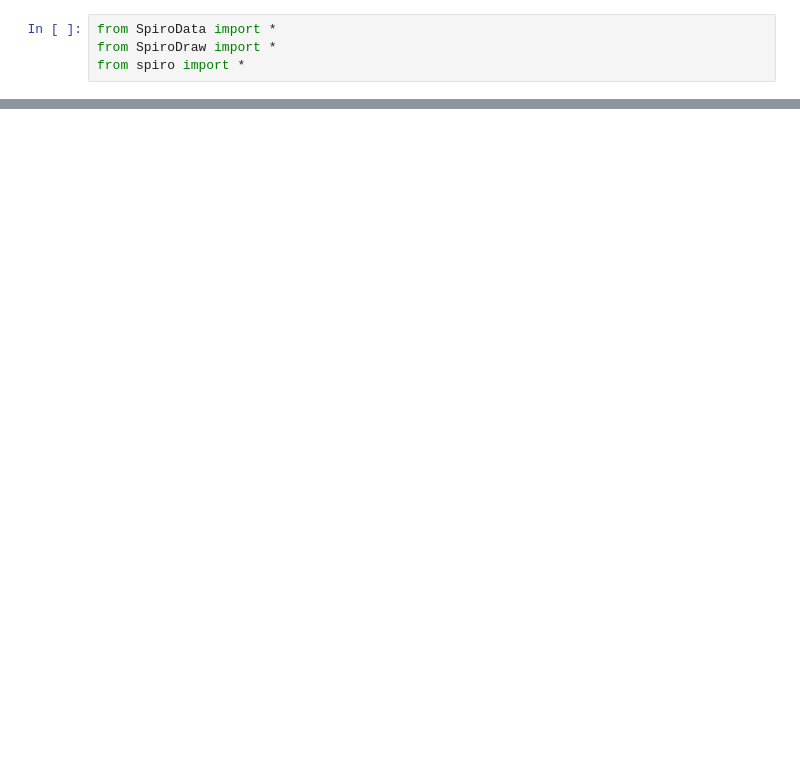
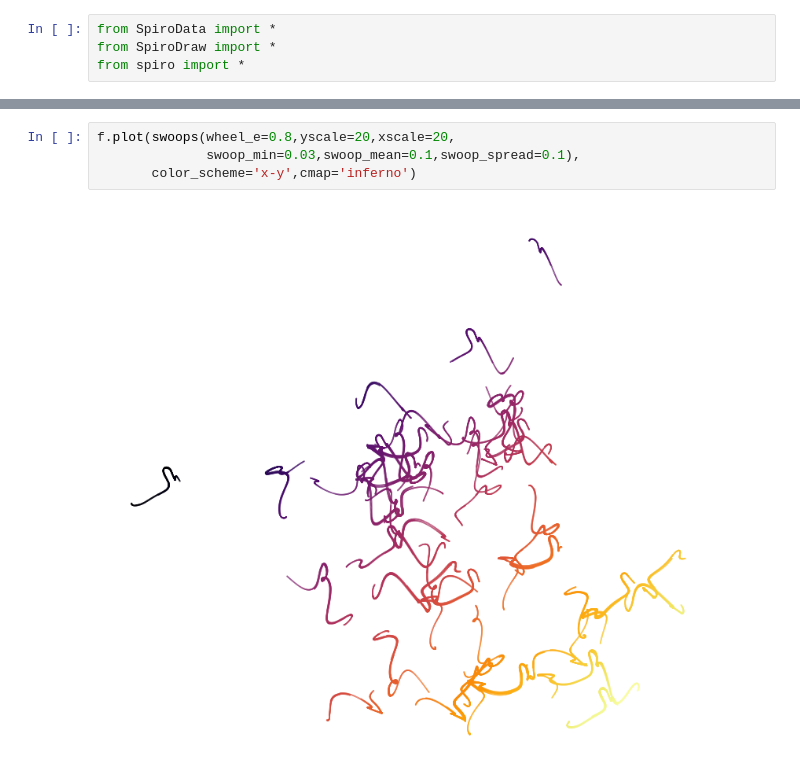
Before and after one commit to donalgrant/spiro, a Jupyter notebook: swoops.ipynb, the cells around one changed output, grey strips where cells are left out. Cells and saved outputs as stored; diff of their text form; blank space fills up the shorter version.

```diff
--- a/swoops.ipynb
+++ b/swoops.ipynb
@@ -30,0 +12,6 @@ f.plot(sd,color_scheme='time',cmap='hot')
+# %%
+f.plot(swoops(wheel_e=0.8,yscale=20,xscale=20,
+              swoop_min=0.03,swoop_mean=0.1,swoop_spread=0.1),
+       color_scheme='x-y',cmap='inferno')
+# %% [output]
+[figure, added]
```
Also changed, not shown: parts of 6 cells of this notebook, 9 other files.
